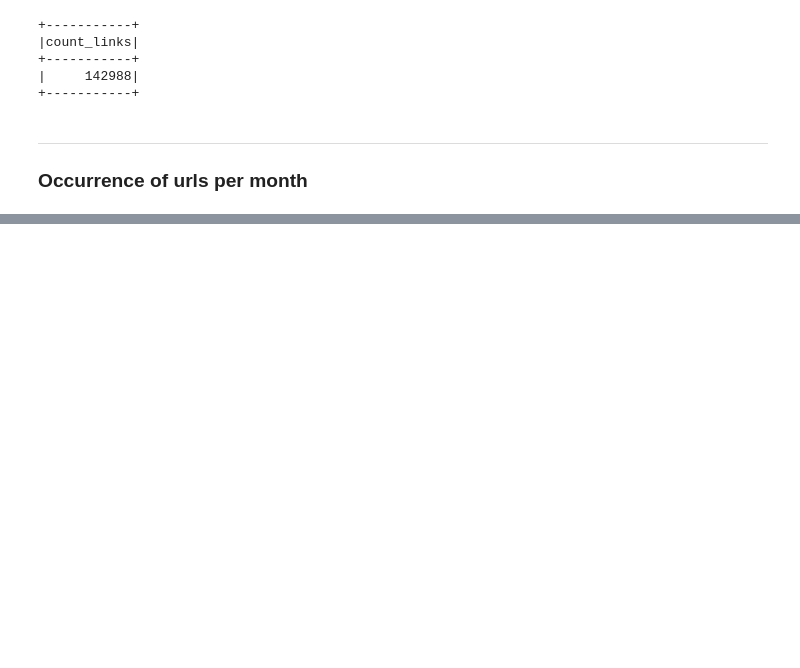
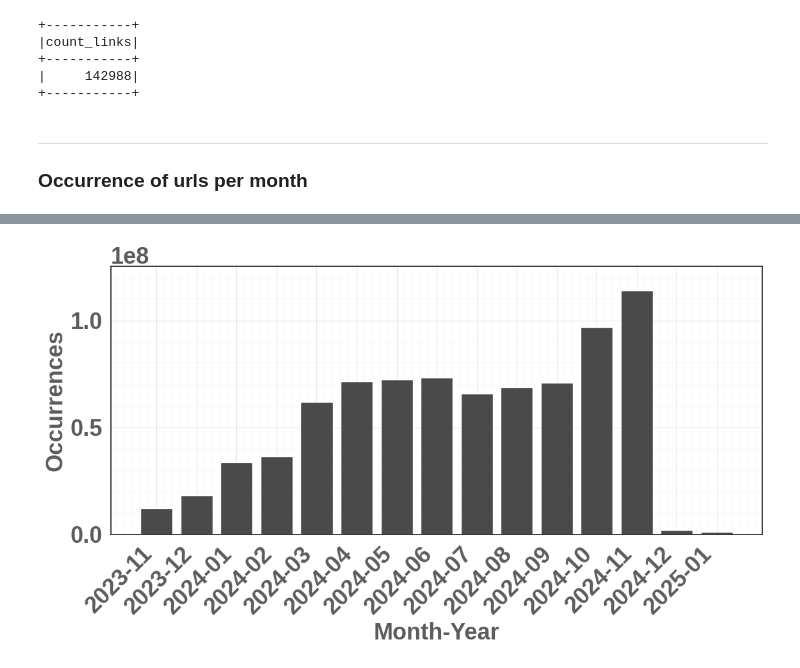
Before and after one commit to MateusoBrito/US-Election-On-Telegram, a Jupyter notebook: notebooks/05_Links.ipynb, the cells around one changed output, grey strips where cells are left out. Drawn from its saved outputs; the diff is of its cells as text; code cells hidden in the pictures; blank space fills up the shorter version.

```diff
--- a/notebooks/05_Links.ipynb
+++ b/notebooks/05_Links.ipynb
@@ -470,0 +500,48 @@ plt.savefig('contagem_ocorrencias.png')
+# %%
+import matplotlib.pyplot as plt
+import seaborn as sns
+import matplotlib as mpl
+
+# dados
+date_ordered = sorted(counter.keys())
+values_ordered = [counter[date] for date in date_ordered]
+
+plt.figure(figsize=(12,7))
+
+ax = plt.gca()
+
+ax.bar(
+    date_ordered,
+    values_ordered,
+    color="#4a4a4a",   # cinza escuro
+    width=0.8
+)
+
+# grid igual aos outros gráficos
+ax.set_axisbelow(True)
+ax.grid(True, which='major', linestyle='-', linewidth=0.75, alpha=0.55)
+ax.minorticks_on()
+ax.grid(True, which='minor', linestyle='-', linewidth=0.25, alpha=0.45)
+
+# labels
+plt.ylabel("Occurrences")
+plt.xlabel("Month-Year")
+
+# ticks
+plt.xticks(rotation=45, ha="right")
+
+# limites opcionais para dar respiro
+plt.ylim(0, max(values_ordered)*1.1)
+
+plt.tight_layout()
+
+plt.savefig(
+    f"contagem_ocorrencias.{format}",
+    format=format,
+    dpi=300,
+    bbox_inches='tight'
+)
+
+plt.show()
+# %% [output]
+[figure, added]
```
Also changed, not shown: parts of 4 cells of this notebook, 36 other files.
